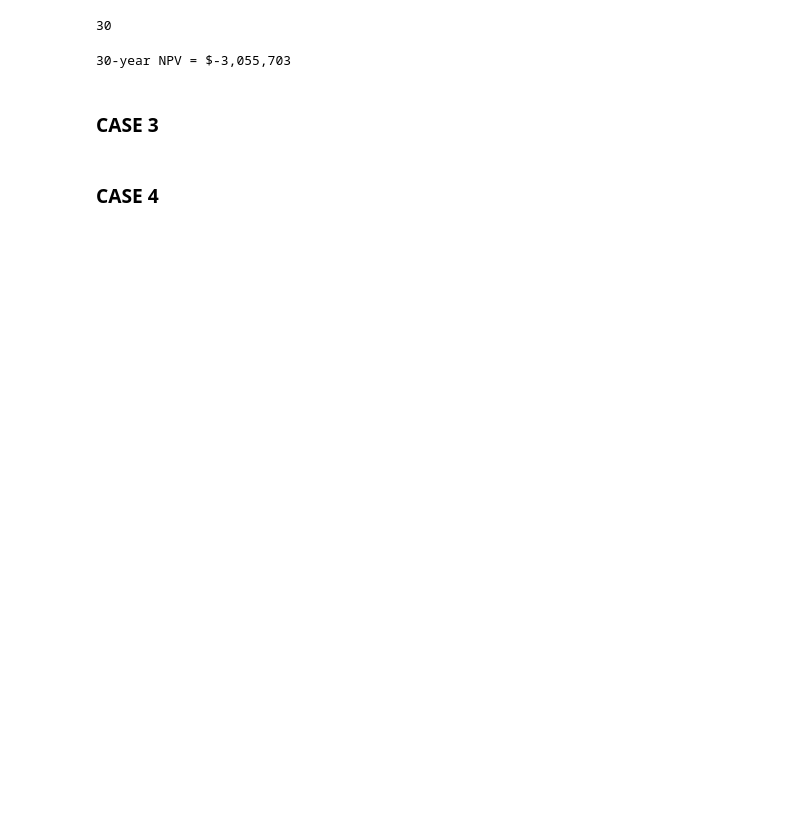
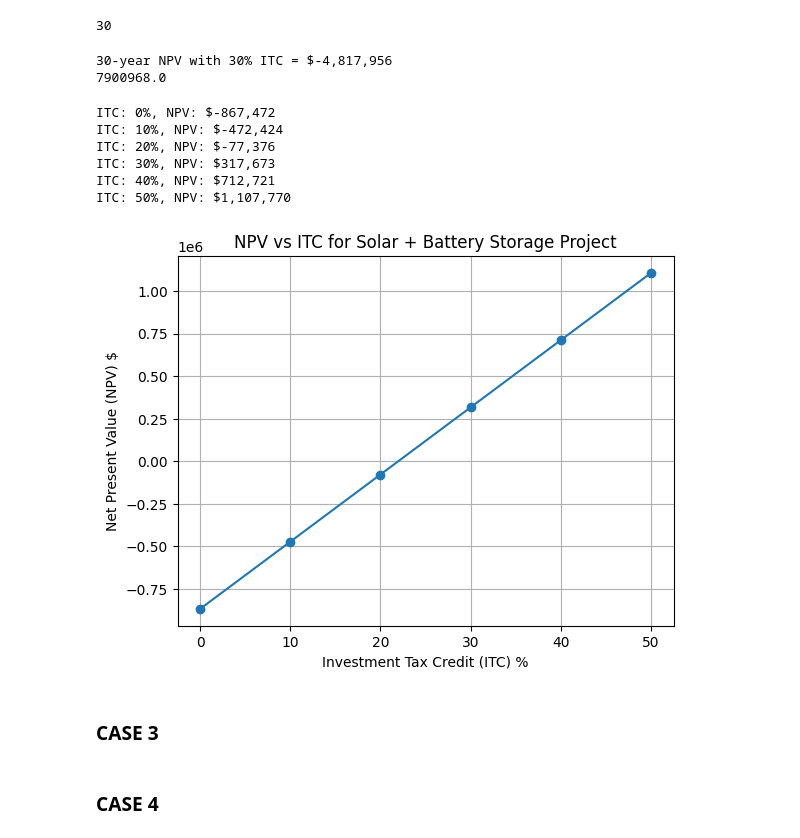
Before and after one commit to badynmt/CEE5200_Final_Project, a Jupyter notebook: Main_Model.ipynb, the cells around one changed output. Cells and saved outputs as stored; diff of their text form; code cells hidden in the pictures; blank space fills up the shorter version.

```diff
--- a/Main_Model.ipynb
+++ b/Main_Model.ipynb
@@ -388,8 +375,12 @@ for year in range(num_years):
     # --------------------------
     # Objective function
     # --------------------------
+    PTC_rate = 0.0275 * 1.2  # $/kW
+    ptc_revenue = cp.sum(pv_export * 1000 * PTC_rate)  # pv_export in MW → *1000 kW
+    revenue_market = cp.sum(cp.multiply(prices, pv_export + dis - ch_grid))
+
     # Revenue = PV export + battery discharge - grid charging cost
-    revenue = cp.sum(cp.multiply(prices, pv_export + dis - ch_grid))
+    revenue = revenue_market + ptc_revenue
     objective = cp.Maximize(revenue)
 
     # --------------------------
@@ -432,18 +423,61 @@ Total 30-year revenue = $12,146,765
 print(len(output))
 # %% [output]
 30
-# %%
-npv = -co_cap  # initial investment
-discount_rate = 0.12
-om_array = np.array([case_2["Yearly OM"][year] for year in range(1, 31)])
-
-
-for t in range(1, 29):
-    cash_flow = output[t-1] - om_array[t]
-    npv += cash_flow / (1 + discount_rate)**t
-
-print(f"30-year NPV = ${npv:,.0f}")
-# %% [output]
-30-year NPV = $-3,055,703
+# %%
+discount_rate = 0.12
+output_array = np.array(output[:30])
+om_array = np.array([case_2["Yearly OM"][year] for year in range(1, 31)])
+co_cap_adjusted = co_cap * (1 - ITC)  # for 30% ITC
+
+npv = -co_cap_adjusted
+for t in range(30):
+    cash_flow = output_array[t] - om_array[t]
+    npv += cash_flow / (1 + discount_rate)**(t+1)
+
+print(f"30-year NPV with 30% ITC = ${npv:,.0f}")
+print(co_cap_adjusted)
+# %% [output]
+30-year NPV with 30% ITC = $-4,817,956
+7900968.0
+# %%
+discount_rate = 0.12
+output_array = np.array(output[:30])               # 30-year cash inflows
+om_array = np.array([case_2["Yearly OM"][year] for year in range(1, 31)])  # 30-year O&M
+co_cap_base = co_cap                               # original capital cost
+
+# ITC values to test (0% to 50%)
+ITC_values = np.linspace(0, 0.5, 6)
+NPVs = []
+
+for ITC in ITC_values:
+    # Adjust initial investment for ITC
+    co_cap_adjusted = co_cap_base * (1 - ITC)
+
+    # Compute NPV
+    npv = -co_cap_adjusted
+    for t in range(30):  # 30 years
+        cash_flow = output_array[t] - om_array[t]
+        npv += cash_flow / (1 + discount_rate)**(t+1)  # discount year t+1
+
+    NPVs.append(npv)
+
+# Print results
+for ITC, npv_val in zip(ITC_values, NPVs):
+    print(f"ITC: {ITC*100:.0f}%, NPV: ${npv_val:,.0f}")
+
+plt.plot(ITC_values * 100, NPVs, marker='o')
+plt.xlabel('Investment Tax Credit (ITC) %')
+plt.ylabel('Net Present Value (NPV) $')
+plt.title('NPV vs ITC for Solar + Battery Storage Project')
+plt.grid()
+plt.show()
+# %% [output]
+ITC: 0%, NPV: $-867,472
+ITC: 10%, NPV: $-472,424
+ITC: 20%, NPV: $-77,376
+ITC: 30%, NPV: $317,673
+ITC: 40%, NPV: $712,721
+ITC: 50%, NPV: $1,107,770
+[figure, added]
 # %% [markdown]
 ### CASE 3
```
Also changed, not shown: parts of 20 cells of this notebook.
